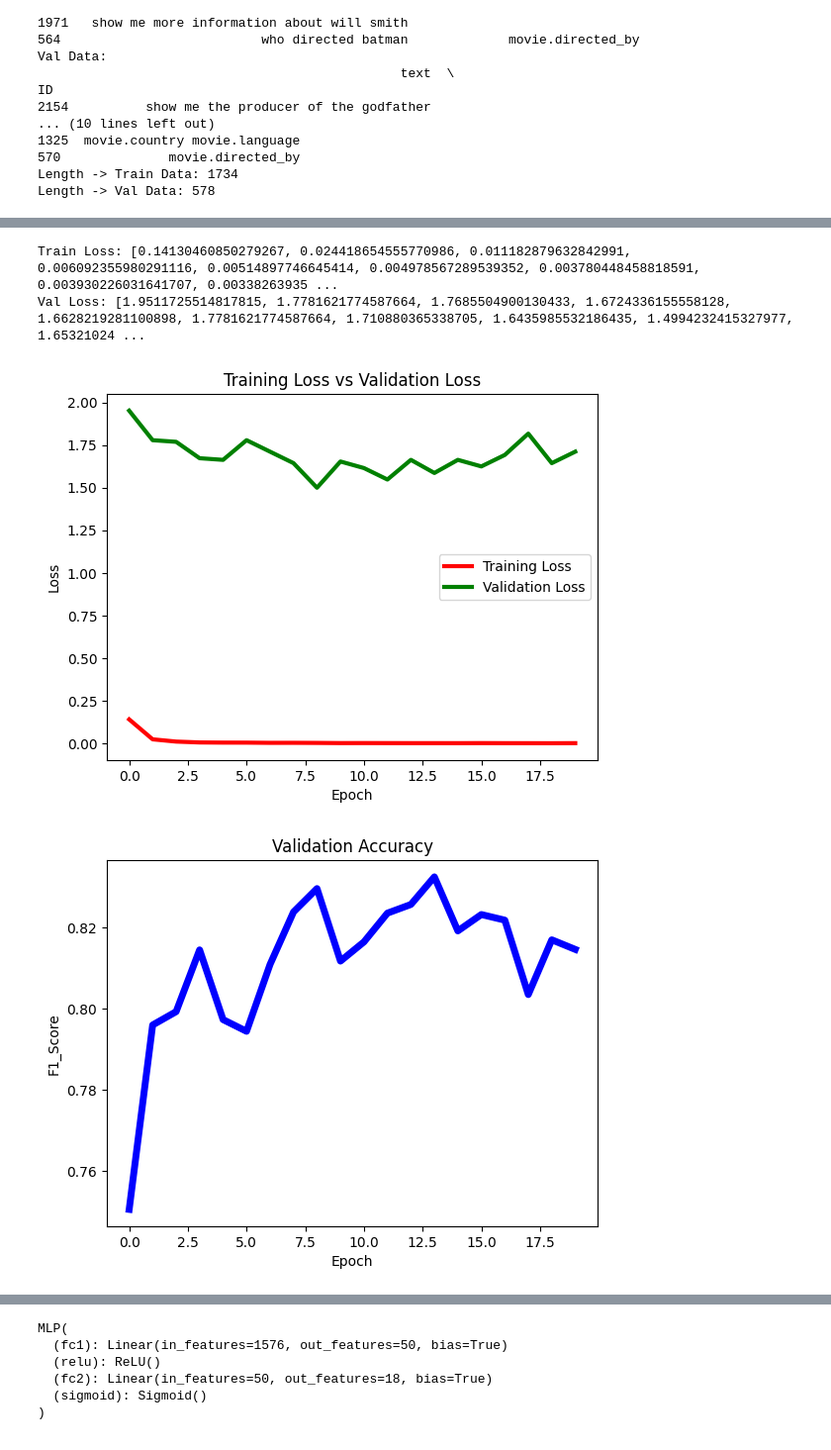
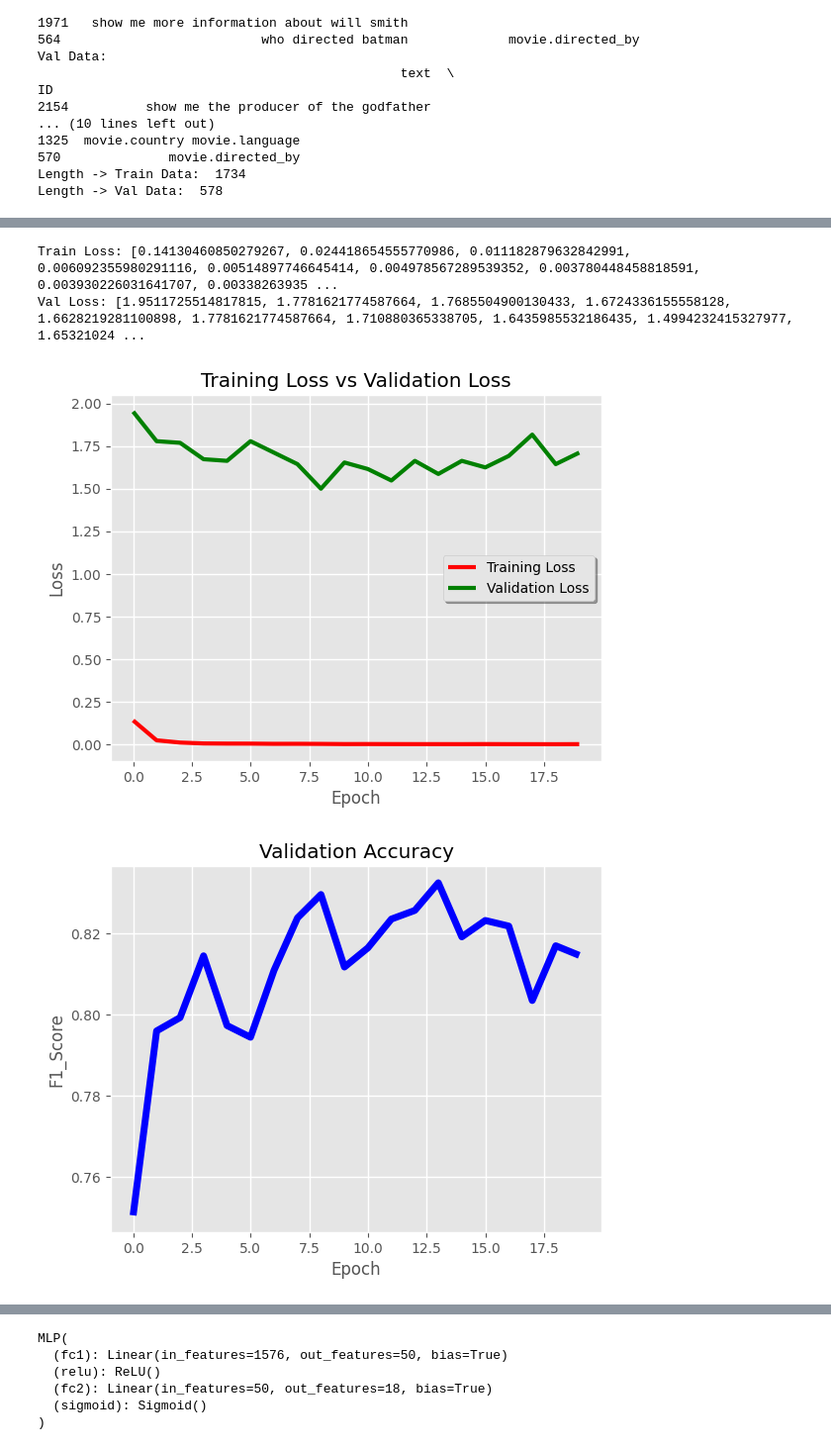
Before and after one commit to Kdotseth7/relation-extraction-nlp, a Jupyter notebook: RelationExtraction.ipynb, the cells around one changed output, grey strips where cells are left out. Shown at 99% size. Drawn from its saved outputs; the diff is of its cells as text; code cells hidden in the pictures.

Commit message:
Adding Plots for baseline and adding comments to code

```diff
--- a/RelationExtraction.ipynb
+++ b/RelationExtraction.ipynb
@@ -331,7 +346,6 @@ def train(loader,
         optimizer.zero_grad()
 
         y_pred = model(x)
-#        y_pred = torch.sigmoid(y_pred)
 
         y = y.squeeze()
         y = y.to(torch.float32)
@@ -340,7 +354,7 @@ def train(loader,
         y_pred = y_pred.to(torch.float32)
 
         loss = loss_fn(y_pred, y)
-        pbar.set_postfix({'Loss': loss.item()})
+        pbar.set_postfix({'Loss: ': loss.item()})
         losses.append(loss.item())
 
         # Calculate gradients for w/b
@@ -377,11 +391,13 @@ def evaluate(loader,
         labels.append(y)
         predictions.append(y_pred)
 
-    score = score_fn(labels, predictions, average='samples', zero_division=1)
+    score = score_fn(labels, predictions, average = 'samples', zero_division = 1)
     return labels, predictions, sum(losses) / len(losses), score
 # %%
-optimizer = torch.optim.Adam(model.parameters(), lr=0.04)
-# loss_fn = nn.BCEWithLogitsLoss()
+# Model Training on Train dataset and Evaluation on Validation dataset
+
+optimizer = torch.optim.Adam(model.parameters(),
+                             lr = 0.04)
 loss_fn = nn.BCELoss()
 score_fn = f1_score
 
@@ -392,6 +408,7 @@ n_epochs = 20
 best_acc = 0
 PATH = f'best-model.pt'
 for epoch in range(n_epochs):
+    # Model Training
     train_loss = train(train_loader,
                      model,
                      optimizer,
@@ -399,15 +416,17 @@ for epoch in range(n_epochs):
     print('Train Loss: ', train_loss)
     train_loss_list.append(train_loss)
 
+    # Model Evaluation
     labels, predictions, val_loss, accuracy = evaluate(val_loader,
                                                        model,
                                                        loss_fn,
                                                        score_fn)
     print('Val Accuracy: ', accuracy)
-    print('Val Loss:', val_loss)
+    print('Val Loss: ', val_loss)
     val_loss_list.append(val_loss)
     f1_score_list.append(accuracy)
 
+    # Save model if Validation F1_Score is greather tha 75%
     if accuracy > best_acc and accuracy > 0.75:
         torch.save(model.state_dict(), PATH)
         cm = multilabel_confusion_matrix(labels, predictions)
@@ -434,27 +449,28 @@ Val Loss: 1.7781621774587664
 # %%
 # Training vs Validation Loss Plot
 epochs = np.arange(0, n_epochs)
-print('Train Loss:', train_loss_list)
-print('Val Loss:',val_loss_list)
+print('Train Loss: ', train_loss_list)
+print('Val Loss: ',val_loss_list)
 
+plt.style.use('ggplot')
 plt.plot(epochs, train_loss_list, label = "Training Loss", color="red", linewidth = '3')
 plt.plot(epochs, val_loss_list, label = "Validation Loss", color="green", linewidth = '3')
 plt.xlabel('Epoch')
 plt.ylabel('Loss')
-plt.title('Training Loss vs Validation Loss')
-plt.legend()
+plt.title('Training Loss vs Validation Loss', color = 'black')
+plt.legend(shadow = True, labelcolor = 'black')
 plt.show()
 
 # Validation Accuracy Plot
-plt.plot(epochs, f1_score_list, color='blue', linewidth = '5')
+plt.plot(epochs, f1_score_list, color = 'blue', linewidth = '5')
 plt.xlabel('Epoch')
 plt.ylabel('F1_Score')
-plt.title('Validation Accuracy')
+plt.title('Validation Accuracy', color = 'black')
 plt.show()
 # %% [output]
 Train Loss: [0.14130460850279267, 0.024418654555770986, 0.011182879632842991, 0.006092355980291116, 0.00514897746645414, 0.004978567289539352, 0.003780448458818591, 0.003930226031641707, 0.00338263935 ...
 Val Loss: [1.9511725514817815, 1.7781621774587664, 1.7685504900130433, 1.6724336155558128, 1.6628219281100898, 1.7781621774587664, 1.710880365338705, 1.6435985532186435, 1.4994232415327977, 1.65321024 ...
-[figure, old version]
+[figure, new version]
-[figure, old version]
+[figure, new version]
 # %%
 # Confusion Matrix for 18 Classes
```
Also changed, not shown: parts of 14 cells of this notebook, 5 other files.
